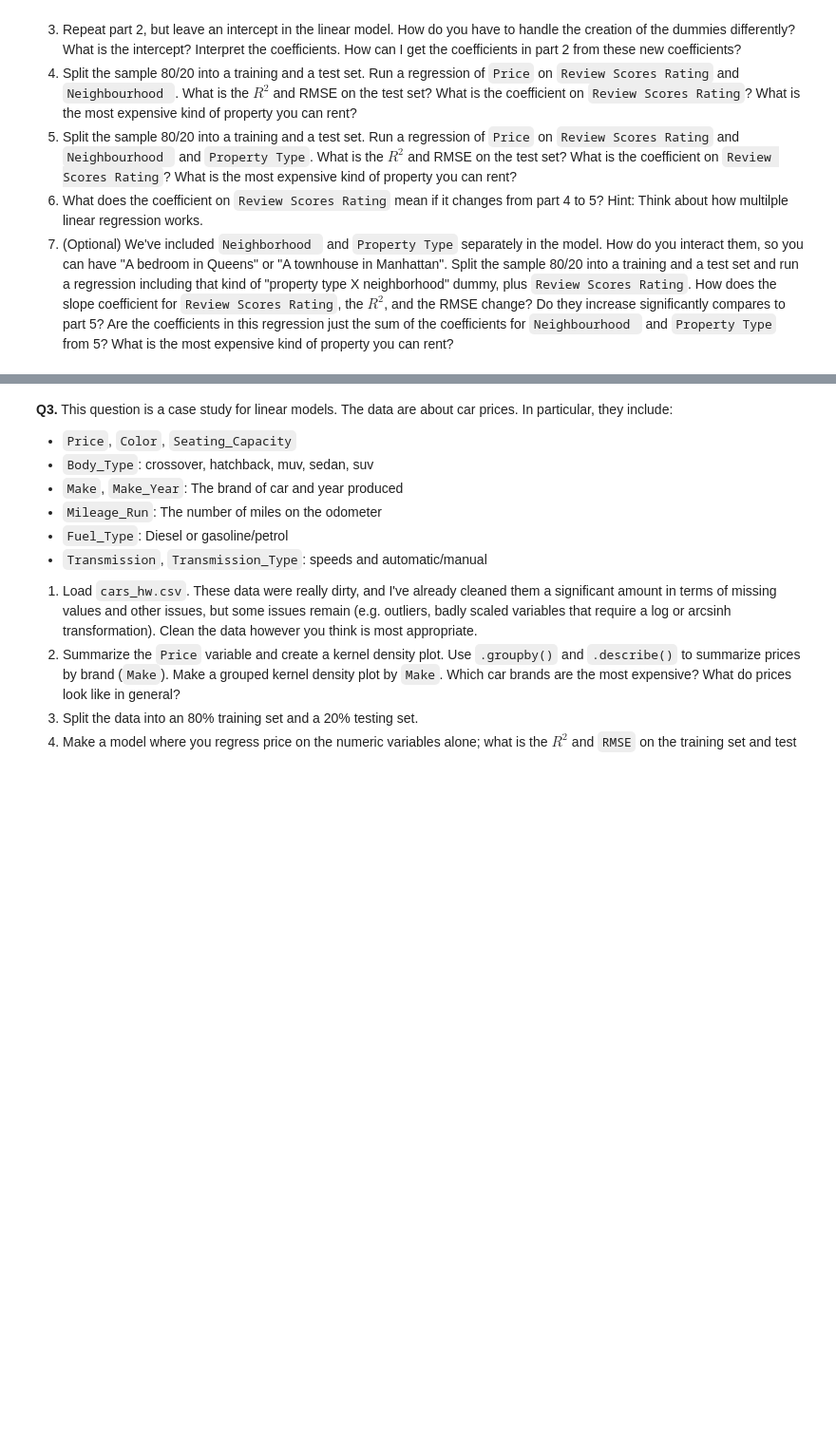
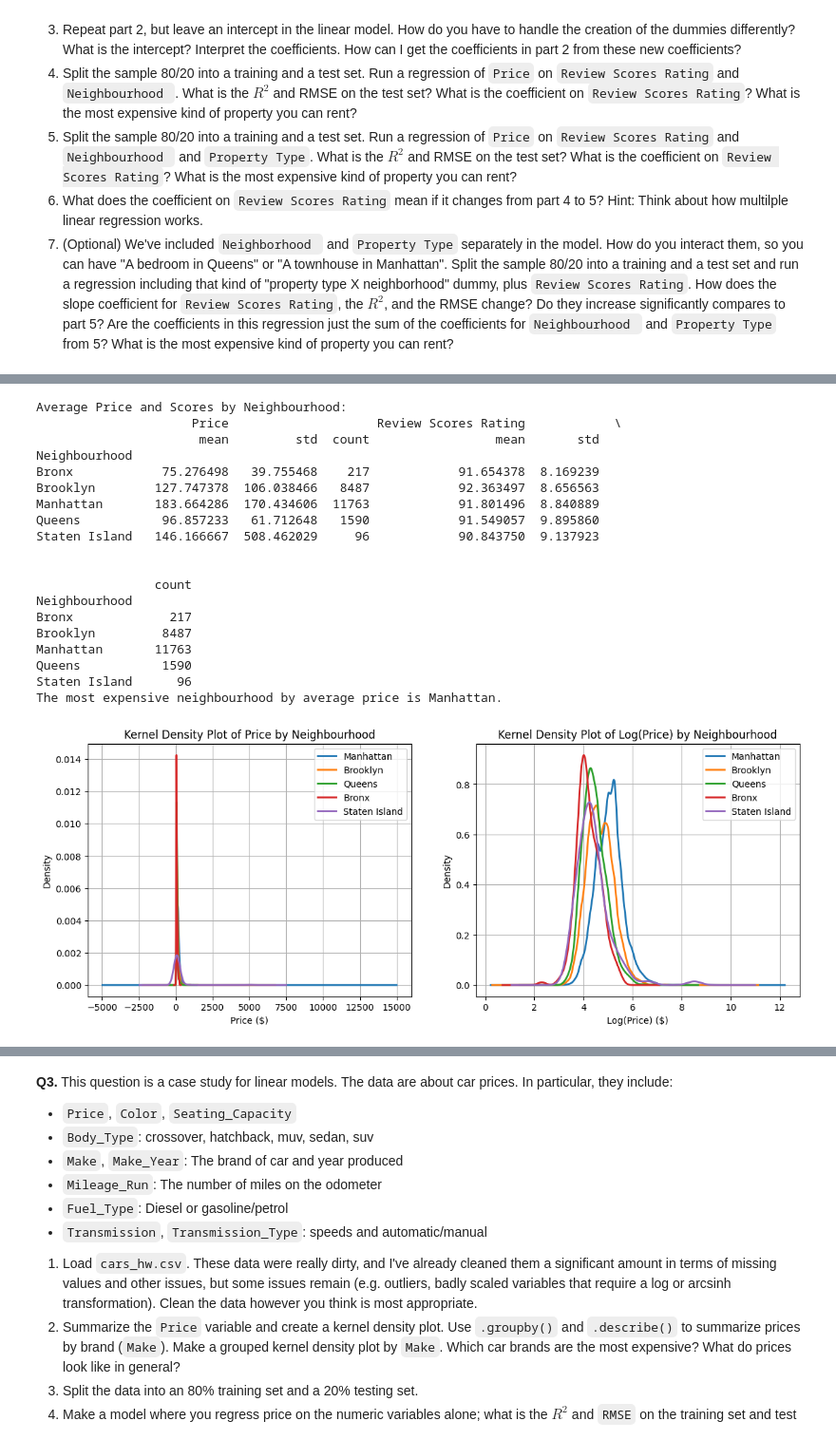
Before and after one commit to aaronmpark/linear_models, a Jupyter notebook: assignment/assignment.ipynb, the cells around one changed output, grey strips where cells are left out. Shown at 95% size. Saved outputs shown, nothing was run; the diff lists cells and outputs as text; code cells hidden in the pictures; blank space fills up the shorter version.

```diff
--- a/assignment/assignment.ipynb
+++ b/assignment/assignment.ipynb
@@ -92,0 +29,66 @@
+# %%
+import pandas as pd
+import numpy as np
+import matplotlib.pyplot as plt
+import seaborn as sns
+from sklearn.model_selection import train_test_split
+from sklearn.linear_model import LinearRegression
+from sklearn.preprocessing import StandardScaler
+from sklearn.metrics import mean_squared_error, r2_score
+
+# Load data
+df = pd.read_csv('./data/Q1_clean.csv')
+# %%
+# Q1
+
+# Compute average prices and scores by Neighbourhood
+neighbourhood_data = df.groupby('Neighbourhood ')[['Price', 'Review Scores Rating']].agg(['mean', 'std', 'count'])
+print("Average Price and Scores by Neighbourhood:")
+print(neighbourhood_data)
+
+print("The most expensive neighbourhood by average price is Manhattan.")
+# separate into two subplots for better visualization
+fig, axes = plt.subplots(1, 2, figsize=(14, 5))
+
+# Price Plot
+for neighbourhood in df['Neighbourhood '].unique():
+    subset = df[df['Neighbourhood '] == neighbourhood]['Price']
+    subset.plot.density(ax=axes[0], label=neighbourhood, linewidth=2)
+axes[0].set_xlabel('Price ($)')
+axes[0].set_ylabel('Density')
+axes[0].set_title('Kernel Density Plot of Price by Neighbourhood')
+axes[0].legend()
+axes[0].grid(True)
+
+# Log Price Plot
+for neighbourhood in df['Neighbourhood '].unique():
+    subset = df[df['Neighbourhood '] == neighbourhood]['Price']
+    np.log(subset).plot.density(ax=axes[1], label=neighbourhood, linewidth=2)
+axes[1].set_xlabel('Log(Price) ($)')
+axes[1].set_ylabel('Density')
+axes[1].set_title('Kernel Density Plot of Log(Price) by Neighbourhood')
+axes[1].legend()
+axes[1].grid(True)
+
+plt.show()
+# %% [output]
+Average Price and Scores by Neighbourhood:
+                     Price                    Review Scores Rating            \
+                      mean         std  count                 mean       std
+Neighbourhood
+Bronx            75.276498   39.755468    217            91.654378  8.169239
+Brooklyn        127.747378  106.038466   8487            92.363497  8.656563
+Manhattan       183.664286  170.434606  11763            91.801496  8.840889
+Queens           96.857233   61.712648   1590            91.549057  9.895860
+Staten Island   146.166667  508.462029     96            90.843750  9.137923
+
+
+                count
+Neighbourhood
+Bronx             217
+Brooklyn         8487
+Manhattan       11763
+Queens           1590
+Staten Island      96
+The most expensive neighbourhood by average price is Manhattan.
+[figure, added]
```
Also changed, not shown: parts of 9 cells of this notebook.
